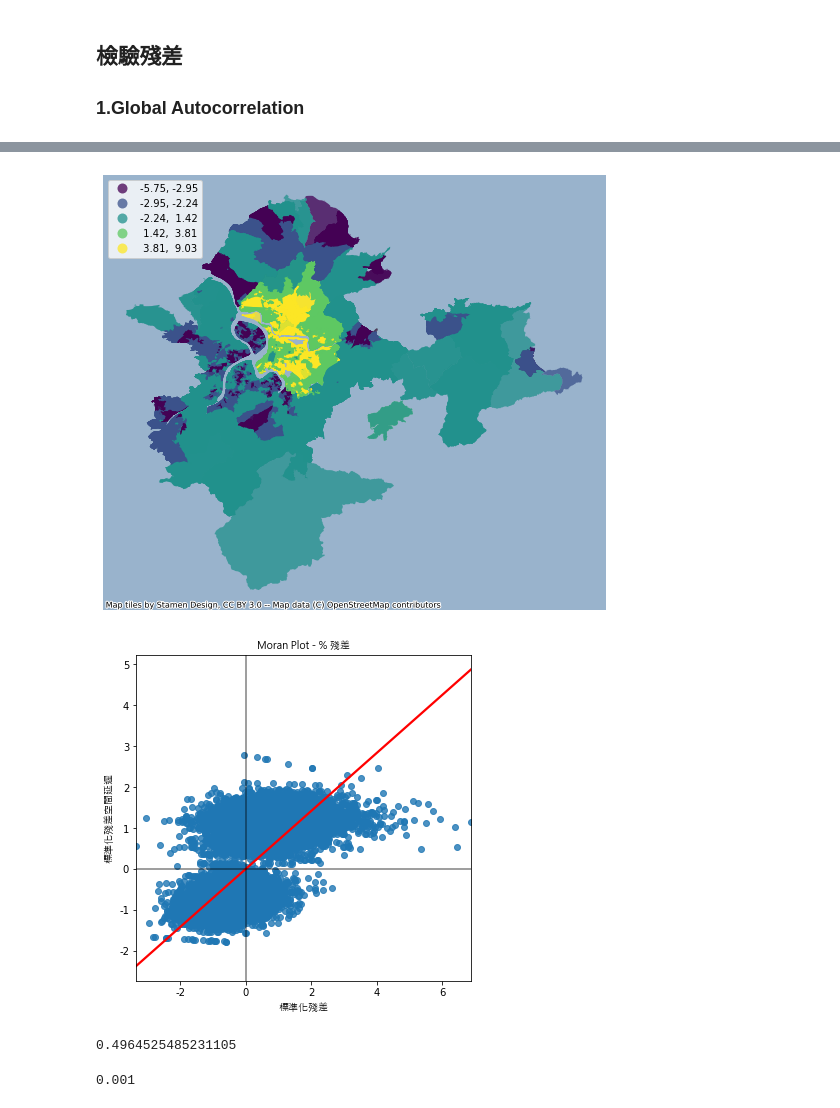
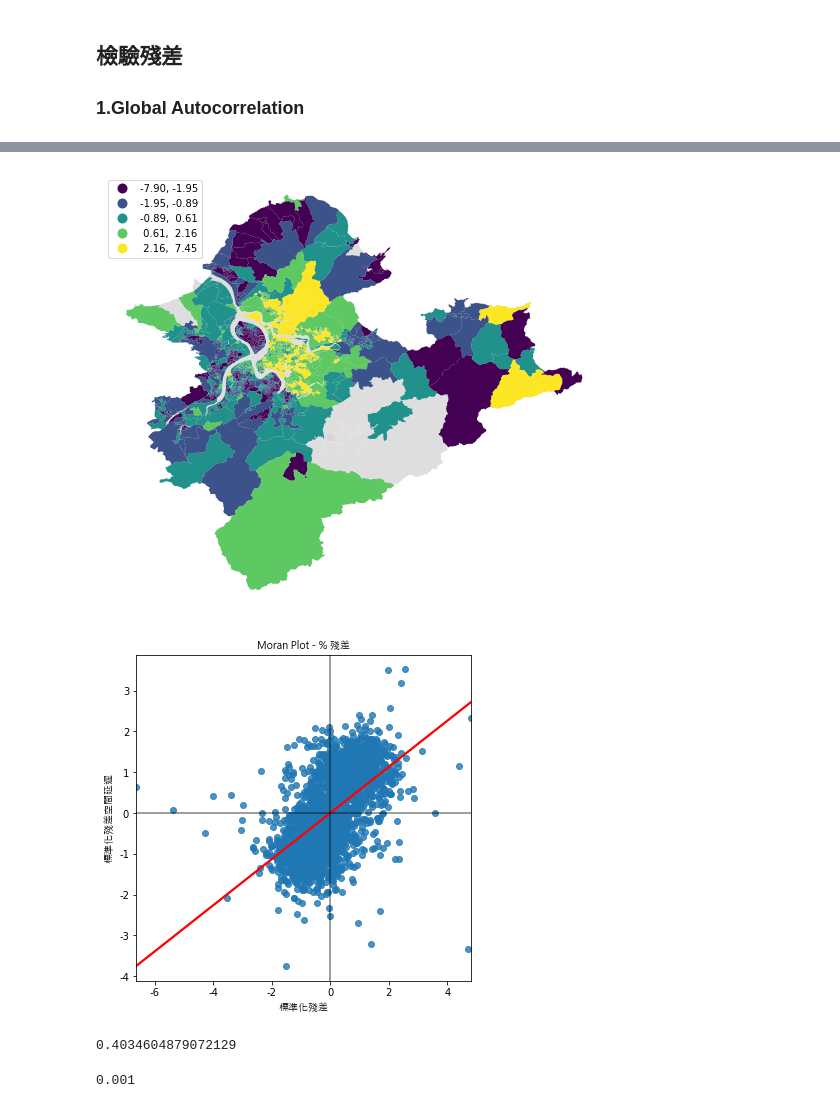
Before and after one commit to TWGraceChen/HouseSpatialAnalysis, a Jupyter notebook: share/House.ipynb, the cells around one changed output, grey strips where cells are left out. Saved outputs shown, nothing was run; the diff lists cells and outputs as text; code cells hidden in the pictures.

```diff
--- a/share/House.ipynb
+++ b/share/House.ipynb
@@ -381,11 +381,8 @@ other_var = [
     'funeralfacilities',    #x29殯葬設施
     'temple',               #x30寺廟
     'ancestralhall',        #x31宗祠
-    'foundation',           #x32宗祠基金會
-    'incineratorarea',      #x33焚化爐
-    'wastewater',           #x34工業汙水處理
-    'waste',                #x35回收廢棄物處理業者
-    'lpg',                  #x36液化石油氣分裝業
+    'wastewater',           #x32工業汙水處理
+    'lpg',                  #x33液化石油氣分裝業
 ]
 # %%
 house_var_n = [v.split(" as ")[1] if " as " in v else v for v in house_var]
@@ -477,5 +519,5 @@ Koenker-Bassett test             36        1149.458           0.0000
 -----------------
 # Spatial Autocorrelation空間自相關
 # %%
-data['residual'] = m1.u
+db['residual'] = m1.u
 # %%
@@ -667,23 +702,19 @@ db.head()
 # %%
 # spatial lag繪圖
 f, ax = plt.subplots(1, figsize=(9, 9))
+gdf.plot(ax=ax,facecolor='lightgray', edgecolor='k',alpha=0.75,linewidth=0.,figsize=(16, 12))
 db.plot(column='residual_lag',
         cmap='viridis',
         scheme='quantiles',
         k=5,
         edgecolor='white',
         linewidth=0.,
-        alpha=0.75,
         legend=True,
         legend_kwds={"loc": 2},
         ax=ax)
-contextily.add_basemap(ax,
-                       crs=db.crs,
-                       source=contextily.providers.Stamen.TerrainBackground
-                      )
 ax.set_axis_off()
 # %% [output]
-[figure, old version]
+[figure, new version]
 # %%
 # 單價和單價lag標準化
 db['residual_std'] = (db['residual'] - db['residual'].mean()) / db['residual'].std()
@@ -699,13 +730,13 @@ ax.set_ylabel('標準化殘差空間延遲',fontproperties=font)
 ax.set_title('Moran Plot - % 殘差',fontproperties=font)
 plt.show()
 # %% [output]
-[figure, old version]
+[figure, new version]
 # %%
 # 計算moran's i
 moran = esda.moran.Moran(db['residual'], w)
 moran.I
 # %% [output]
-0.4964525485231105
+0.4034604879072129
 # %%
 # empirical p-value:夠小的p-vale允許拒絕地圖是隨機的假設
 moran.p_sim
```
Also changed, not shown: parts of 45 cells of this notebook.
